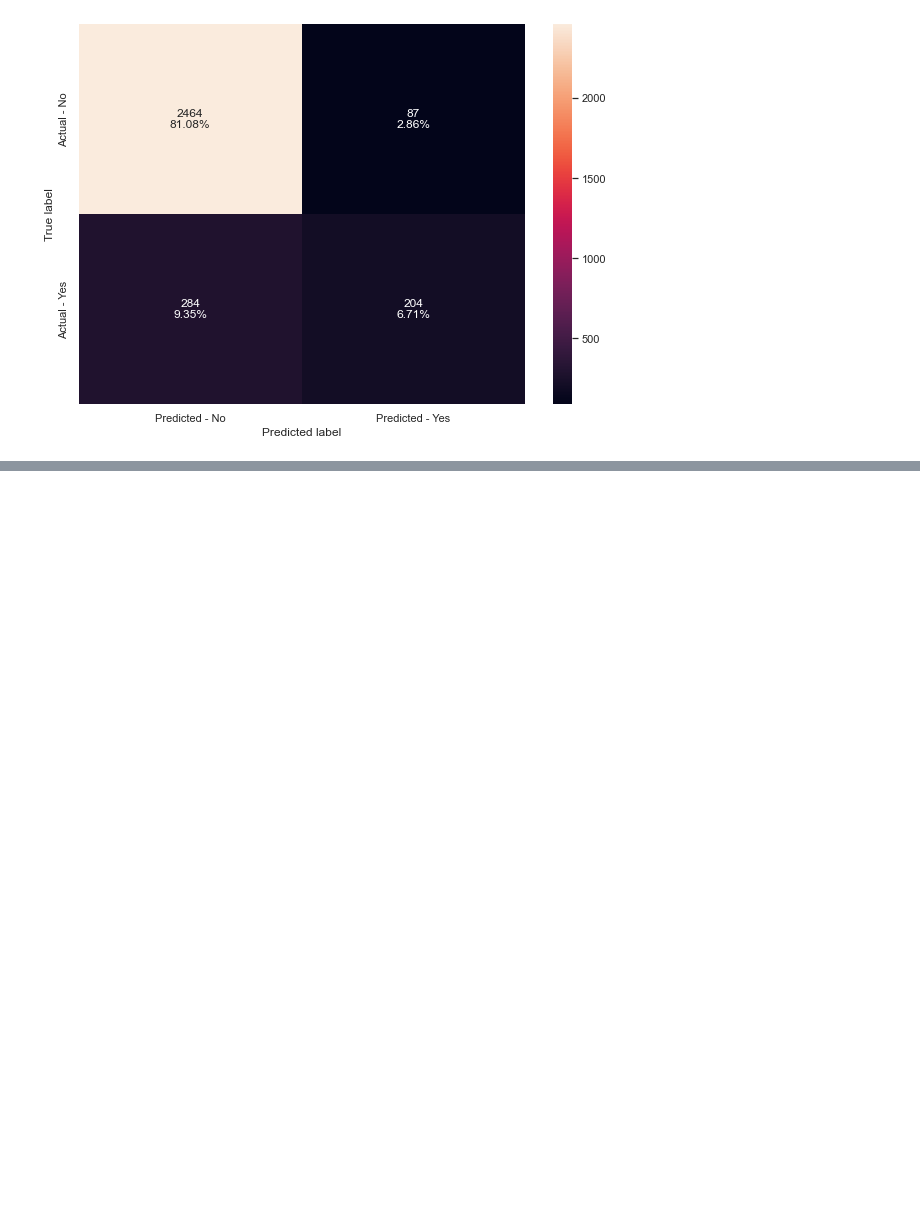
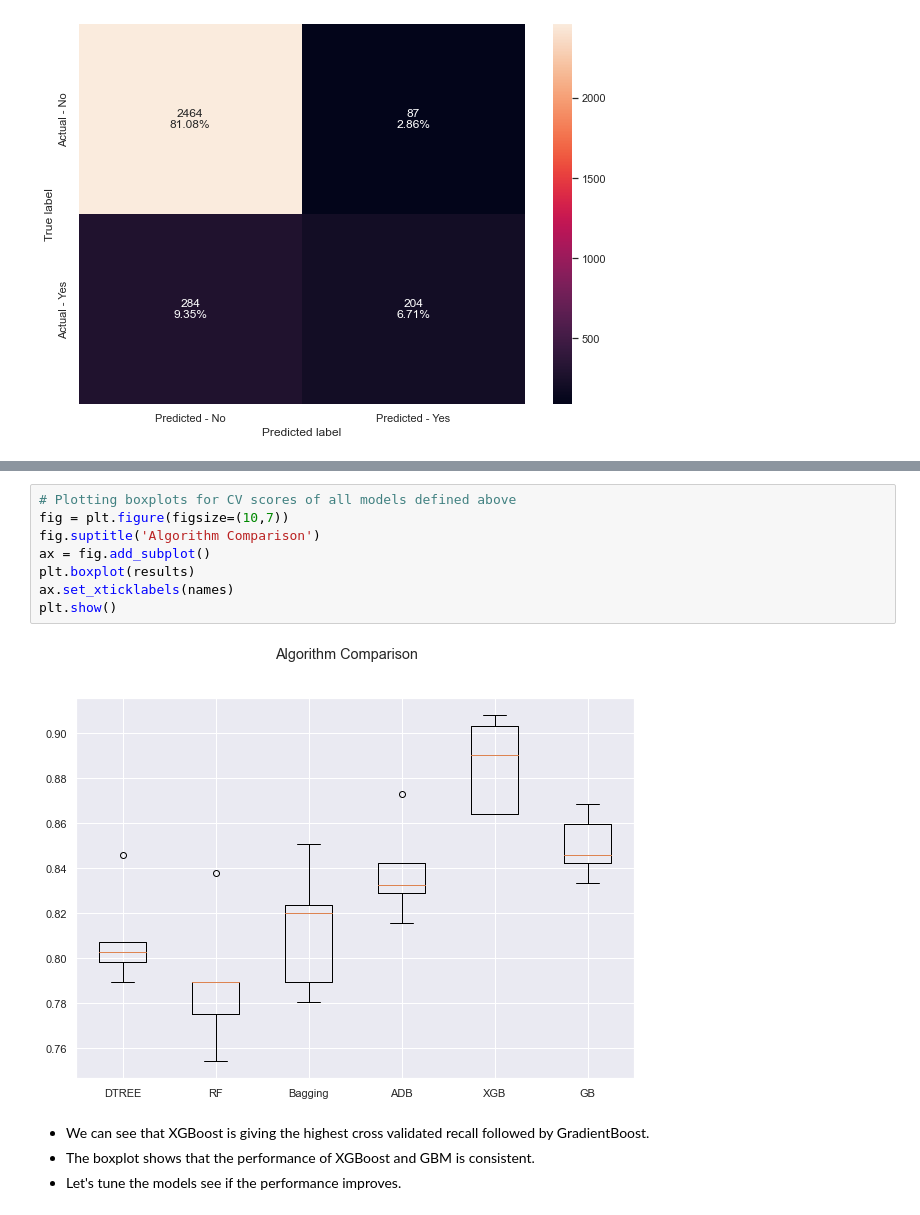
Before and after one commit to dhvanikotecha/Bank-Customer-Churn-Prediction, a Jupyter notebook: Mini Project 2.ipynb, the cells around one changed output, grey strips where cells are left out. Drawn from its saved outputs; the diff is of its cells as text; blank space fills up the shorter version.

```diff
--- a/Mini Project 2.ipynb
+++ b/Mini Project 2.ipynb
@@ -1213,0 +1302,14 @@ Precision on test set :  0.7010309278350515
+# %%
+# Plotting boxplots for CV scores of all models defined above
+fig = plt.figure(figsize=(10,7))
+fig.suptitle('Algorithm Comparison')
+ax = fig.add_subplot()
+plt.boxplot(results)
+ax.set_xticklabels(names)
+plt.show()
+# %% [output]
+[figure, added]
+# %% [markdown]
+* We can see that XGBoost is giving the highest cross validated recall followed by GradientBoost.
+* The boxplot shows that the performance of XGBoost and GBM is consistent.
+* Let's tune the models see if the performance improves.
```
Also changed, not shown: parts of 7 cells of this notebook.
